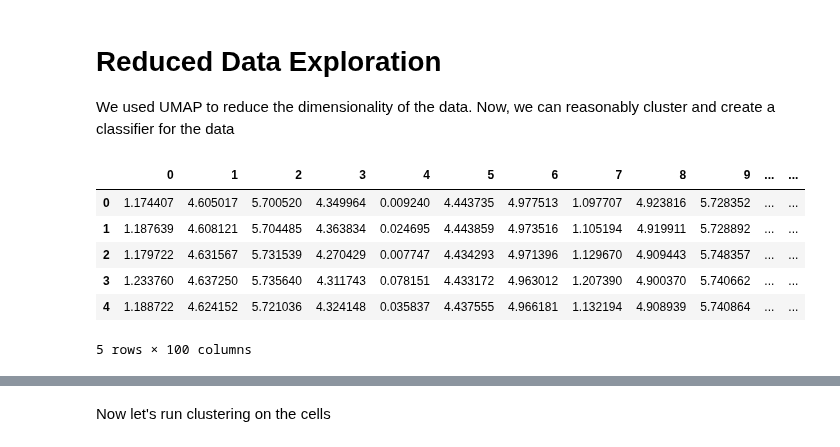
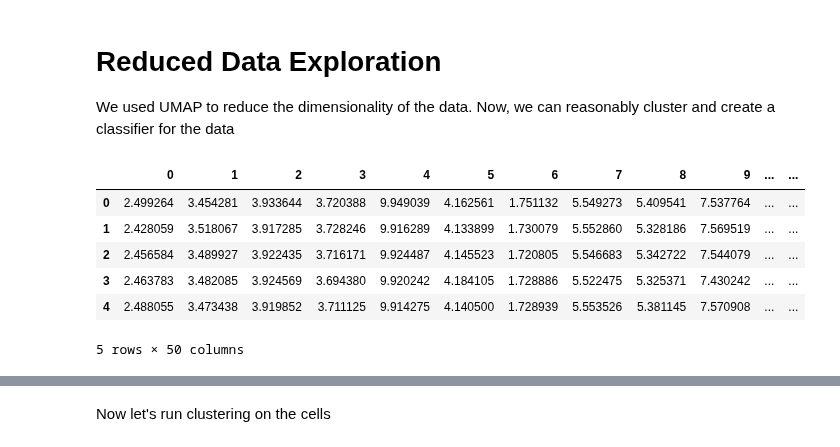
Before and after one commit to jlehrer1/comparative-organoids, a Jupyter notebook: notebooks/reduced_data_clustering_01.ipynb, the cells around one changed output, grey strips where cells are left out. Cells and saved outputs as stored; diff of their text form; code cells hidden in the pictures.

```diff
--- a/notebooks/reduced_data_clustering_01.ipynb
+++ b/notebooks/reduced_data_clustering_01.ipynb
@@ -12,14 +12,14 @@ from collections import Counter
 import seaborn as sns
 import plotly.express as px
 # %%
-primary = pd.read_csv('../data/processed/primary_reduction_neighbors_500_components_100.csv', index_col='Unnamed: 0')
+primary = pd.read_csv('../data/processed/primary_reduction_neighbors_5000_components_50.csv')
 primary.head()
 # %% [output]
 |  | 0 | 1 | 2 | 3 | 4 | 5 | 6 | 7 | 8 | 9 | ... | ... |
-| 0 | 1.174407 | 4.605017 | 5.700520 | 4.349964 | 0.009240 | 4.443735 | 4.977513 | 1.097707 | 4.923816 | 5.728352 | ... | ... |
-| 1 | 1.187639 | 4.608121 | 5.704485 | 4.363834 | 0.024695 | 4.443859 | 4.973516 | 1.105194 | 4.919911 | 5.728892 | ... | ... |
-| 2 | 1.179722 | 4.631567 | 5.731539 | 4.270429 | 0.007747 | 4.434293 | 4.971396 | 1.129670 | 4.909443 | 5.748357 | ... | ... |
-| 3 | 1.233760 | 4.637250 | 5.735640 | 4.311743 | 0.078151 | 4.433172 | 4.963012 | 1.207390 | 4.900370 | 5.740662 | ... | ... |
-| 4 | 1.188722 | 4.624152 | 5.721036 | 4.324148 | 0.035837 | 4.437555 | 4.966181 | 1.132194 | 4.908939 | 5.740864 | ... | ... |
+| 0 | 2.499264 | 3.454281 | 3.933644 | 3.720388 | 9.949039 | 4.162561 | 1.751132 | 5.549273 | 5.409541 | 7.537764 | ... | ... |
+| 1 | 2.428059 | 3.518067 | 3.917285 | 3.728246 | 9.916289 | 4.133899 | 1.730079 | 5.552860 | 5.328186 | 7.569519 | ... | ... |
+| 2 | 2.456584 | 3.489927 | 3.922435 | 3.716171 | 9.924487 | 4.145523 | 1.720805 | 5.546683 | 5.342722 | 7.544079 | ... | ... |
+| 3 | 2.463783 | 3.482085 | 3.924569 | 3.694380 | 9.920242 | 4.184105 | 1.728886 | 5.522475 | 5.325371 | 7.430242 | ... | ... |
+| 4 | 2.488055 | 3.473438 | 3.919852 | 3.711125 | 9.914275 | 4.140500 | 1.728939 | 5.553526 | 5.381145 | 7.570908 | ... | ... |
-5 rows × 100 columns
+5 rows × 50 columns
 # %%
```
Also changed, not shown: parts of 21 cells of this notebook, 11 other files.
